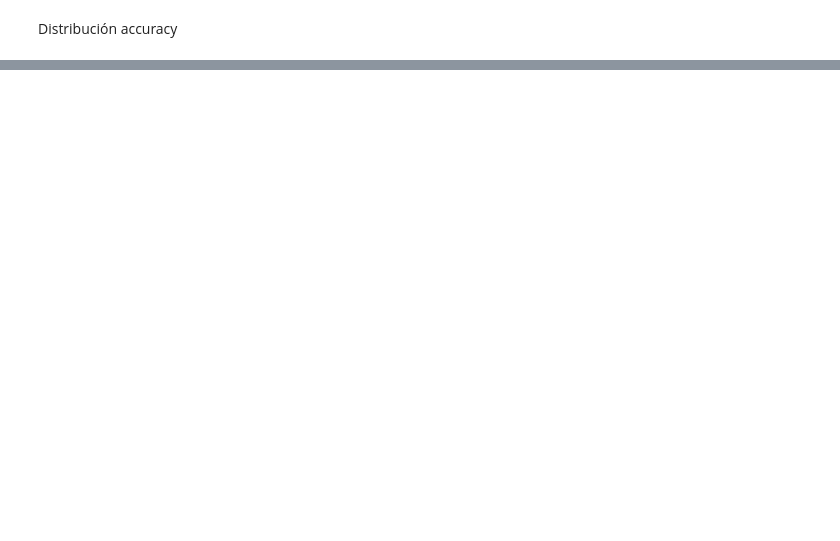
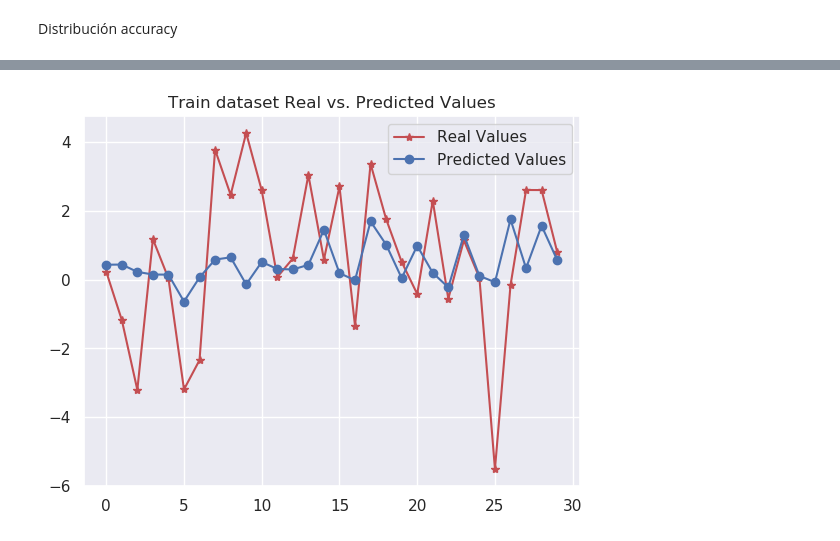
Before and after one commit to mmejiam-eafit/ms_datascience_ec1209_competition, a Jupyter notebook: camilo/Nuevos modelos/Continuous.ipynb, the cells around one changed output, grey strips where cells are left out. Cells and saved outputs as stored; diff of their text form; code cells hidden in the pictures; blank space fills up the shorter version.

```diff
--- a/camilo/Nuevos modelos/Continuous.ipynb
+++ b/camilo/Nuevos modelos/Continuous.ipynb
@@ -225,0 +247,12 @@ Q3: 0.8333333333333334
+# %%
+
+def graf(Y,y_pred):
+    plt.plot(range(len(Y)), Y, 'r*-', range(len(Y)), y_pred, 'bo-')
+    plt.title('Train dataset Real vs. Predicted Values')
+    plt.legend(['Real Values', 'Predicted Values'])
+    plt.show()
+    #print(MSE)
+
+graf(Y_test,y_pred_testor)
+# %% [output]
+[figure, added]
```
Also changed, not shown: parts of 15 cells of this notebook, 24 other files.
